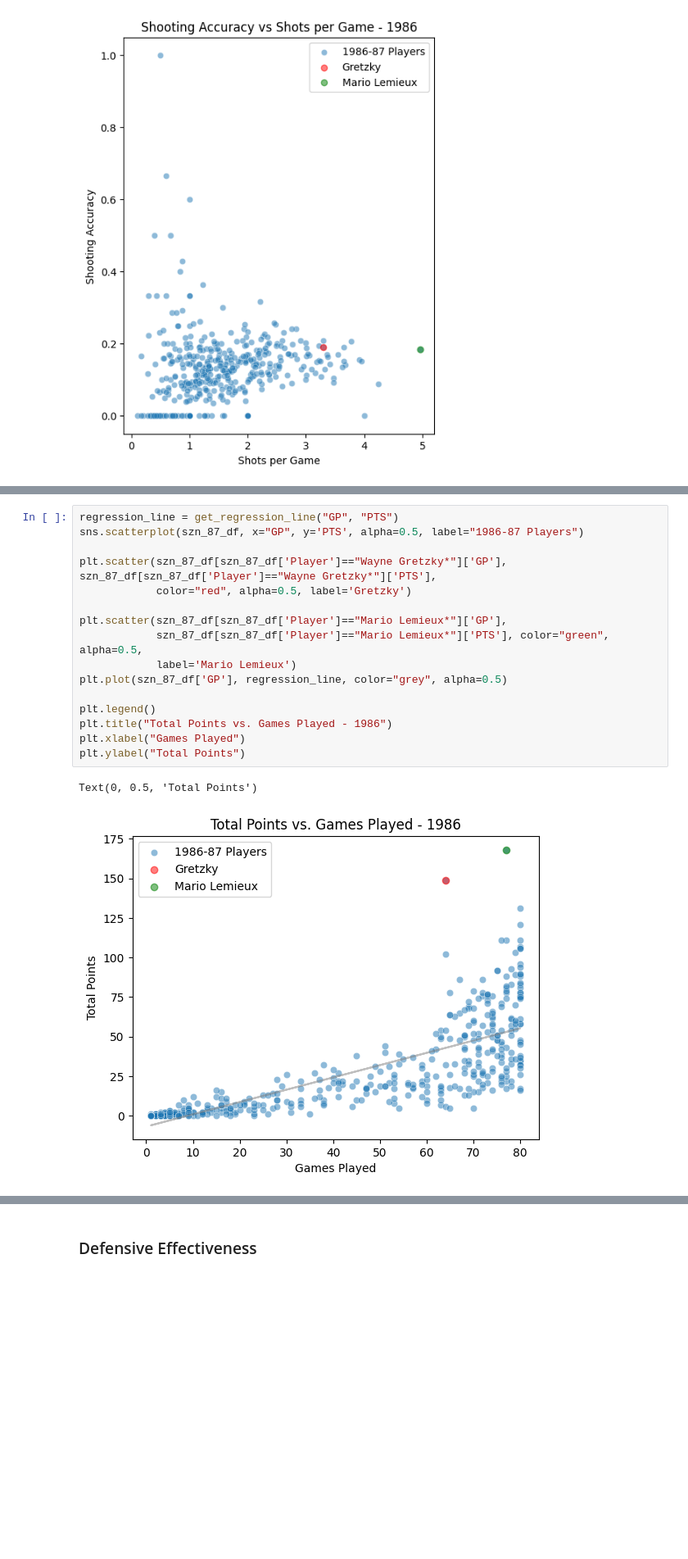
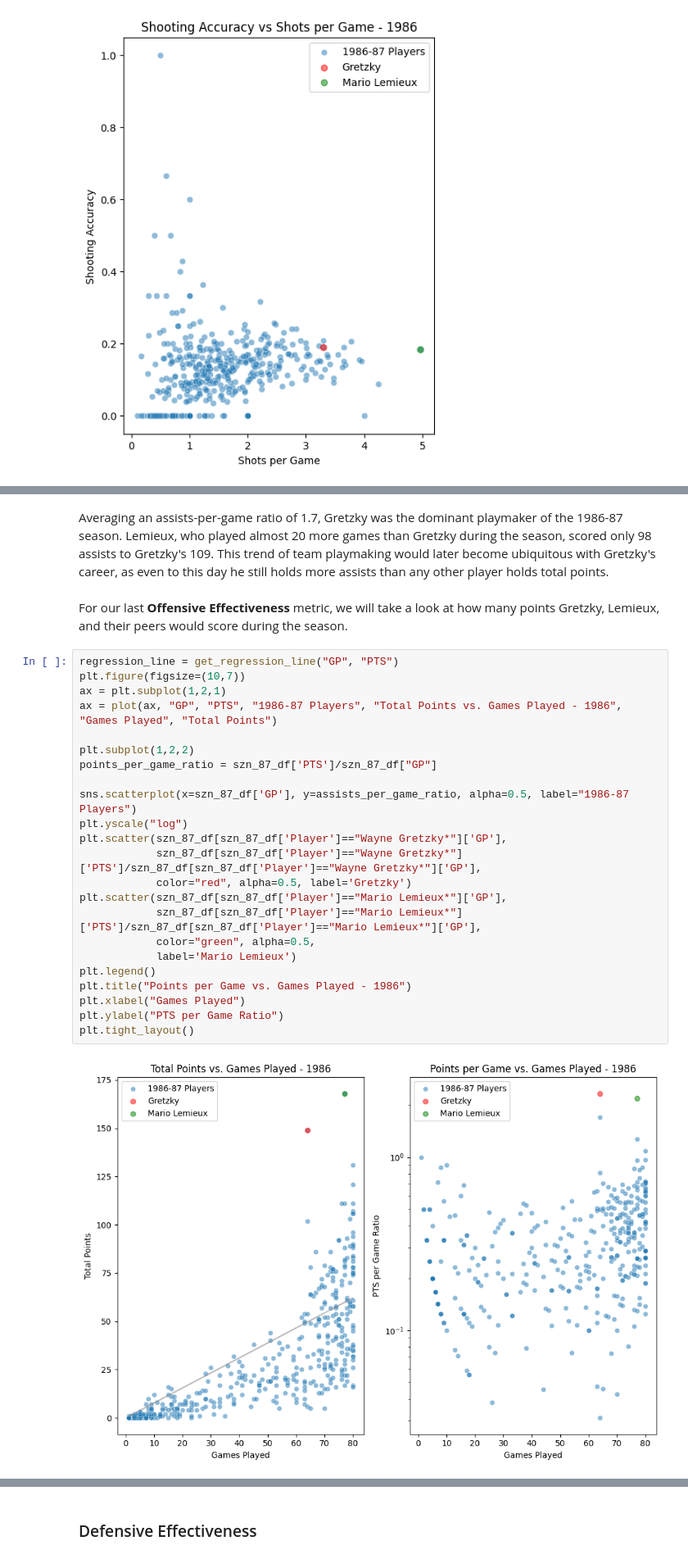
Before and after one commit to philbeet/How-Great-was-The-Great-One, a Jupyter notebook: main.ipynb, the cells around one changed output, grey strips where cells are left out. Shown: that part at 82% size. Cells and saved outputs as stored; diff of their text form; blank space fills up the shorter version.

Commit message:
finish offensive metrics 1986-87

```diff
--- a/main.ipynb
+++ b/main.ipynb
@@ -248,19 +257,29 @@ plt.tight_layout()
+# %% [markdown]
+Averaging an assists-per-game ratio of 1.7, Gretzky was the dominant playmaker of the 1986-87 season. Lemieux, who played almost 20 more games than Gretzky during the season, scored only 98 assists to Gretzky's 109. This trend of team playmaking would later become ubiquitous with Gretzky's career, as even to this day he still holds more assists than any other player holds total points.
+# %% [markdown]
+For our last **Offensive Effectiveness** metric, we will take a look at how many points Gretzky, Lemieux, and their peers would score during the season.
 # %%
 regression_line = get_regression_line("GP", "PTS")
-sns.scatterplot(szn_87_df, x="GP", y='PTS', alpha=0.5, label="1986-87 Players")
+plt.figure(figsize=(10,7))
+ax = plt.subplot(1,2,1)
+ax = plot(ax, "GP", "PTS", "1986-87 Players", "Total Points vs. Games Played - 1986", "Games Played", "Total Points")
 
-plt.scatter(szn_87_df[szn_87_df['Player']=="Wayne Gretzky*"]['GP'], szn_87_df[szn_87_df['Player']=="Wayne Gretzky*"]['PTS'],
+plt.subplot(1,2,2)
+points_per_game_ratio = szn_87_df['PTS']/szn_87_df["GP"]
+
+sns.scatterplot(x=szn_87_df['GP'], y=assists_per_game_ratio, alpha=0.5, label="1986-87 Players")
+plt.yscale("log")
+plt.scatter(szn_87_df[szn_87_df['Player']=="Wayne Gretzky*"]['GP'],
+            szn_87_df[szn_87_df['Player']=="Wayne Gretzky*"]['PTS']/szn_87_df[szn_87_df['Player']=="Wayne Gretzky*"]['GP'],
             color="red", alpha=0.5, label='Gretzky')
-
 plt.scatter(szn_87_df[szn_87_df['Player']=="Mario Lemieux*"]['GP'],
-            szn_87_df[szn_87_df['Player']=="Mario Lemieux*"]['PTS'], color="green", alpha=0.5,
+            szn_87_df[szn_87_df['Player']=="Mario Lemieux*"]['PTS']/szn_87_df[szn_87_df['Player']=="Mario Lemieux*"]['GP'],
+            color="green", alpha=0.5,
             label='Mario Lemieux')
-plt.plot(szn_87_df['GP'], regression_line, color="grey", alpha=0.5)
-
 plt.legend()
-plt.title("Total Points vs. Games Played - 1986")
+plt.title("Points per Game vs. Games Played - 1986")
 plt.xlabel("Games Played")
-plt.ylabel("Total Points")
+plt.ylabel("PTS per Game Ratio")
+plt.tight_layout()
 # %% [output]
-Text(0, 0.5, 'Total Points')
-[figure, old version]
+[figure, new version]
```
Also changed, not shown: parts of 8 cells of this notebook, 1 other file.
